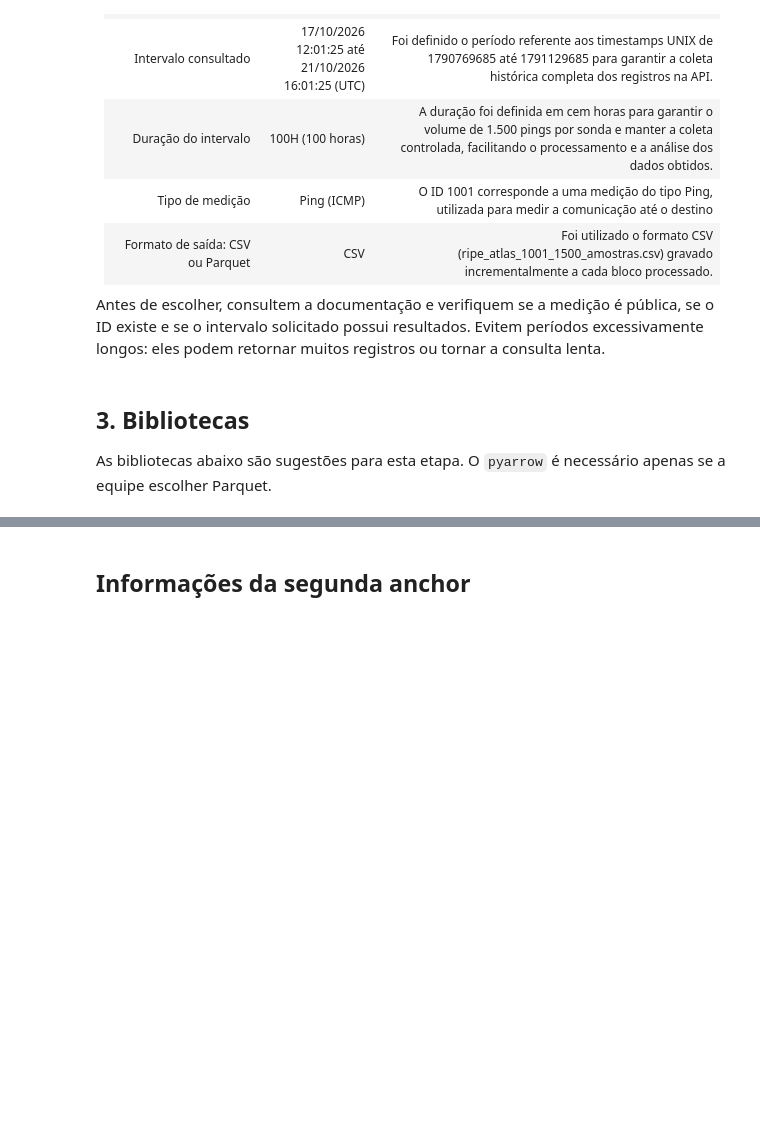
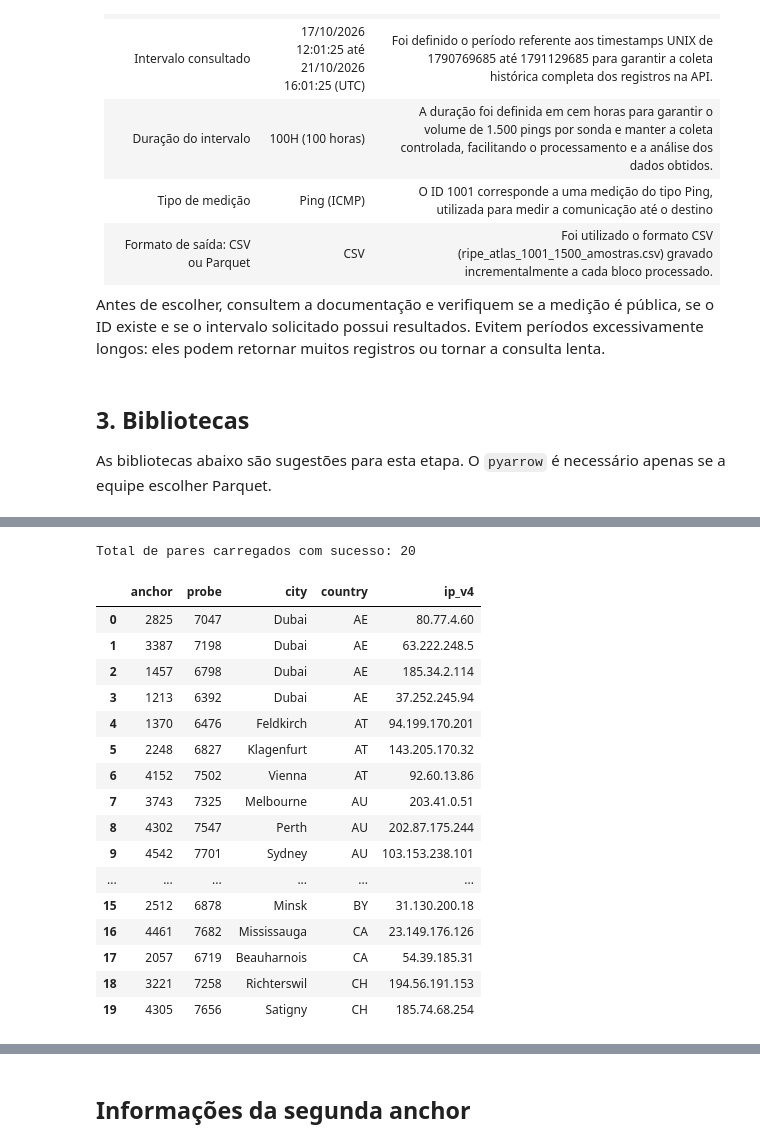
Before and after one commit to guilhermetrajanedasilva/Trabalho-Estruturas-de-Dados-II, a Jupyter notebook: 2_Coleta_de_dados.ipynb, the cells around one changed output, grey strips where cells are left out. Drawn from its saved outputs; the diff is of its cells as text; code cells hidden in the pictures; blank space fills up the shorter version.

```diff
--- a/2_Coleta_de_dados.ipynb
+++ b/2_Coleta_de_dados.ipynb
@@ -258,0 +230,78 @@ Quantidade total: 15
+# %%
+import requests
+import pandas as pd
+
+# Lista com todos os 20 pares definidos
+pares_selecionados = [
+    {"anchor": 2825, "probe": 7047},
+    {"anchor": 3387, "probe": 7198},
+    {"anchor": 1457, "probe": 6798},
+    {"anchor": 1213, "probe": 6392},
+    {"anchor": 1370, "probe": 6476},
+    {"anchor": 2248, "probe": 6827},
+    {"anchor": 4152, "probe": 7502},
+    {"anchor": 3743, "probe": 7325},
+    {"anchor": 4302, "probe": 7547},
+    {"anchor": 4542, "probe": 7701},
+    {"anchor": 4371, "probe": 7586},
+    {"anchor": 2334, "probe": 6891},
+    {"anchor": 4093, "probe": 7457},
+    {"anchor": 3679, "probe": 7307},
+    {"anchor": 4185, "probe": 7508},
+    {"anchor": 2512, "probe": 6878},
+    {"anchor": 4461, "probe": 7682},
+    {"anchor": 2057, "probe": 6719},
+    {"anchor": 3221, "probe": 7258},
+    {"anchor": 4305, "probe": 7656}
+]
+
+dados_completos = []
+
+# Consulta a API individualmente para cada anchor para garantir que traz todas as informações
+for par in pares_selecionados:
+    anchor_id = par["anchor"]
+    url_anchor = f"{BASE_URL}/anchors/{anchor_id}/"
+
+    response = requests.get(url_anchor)
+
+    if response.status_code == 200:
+        info = response.json()
+        dados_completos.append({
+            "anchor": anchor_id,
+            "probe": par["probe"],
+            "city": info.get("city"),
+            "country": info.get("country"),
+            "ip_v4": info.get("ip_v4")
+        })
+    else:
+        dados_completos.append({
+            "anchor": anchor_id,
+            "probe": par["probe"],
+            "city": None,
+            "country": None,
+            "ip_v4": None
+        })
+
+df_final_completo = pd.DataFrame(dados_completos)
+
+print(f"Total de pares carregados com sucesso: {len(df_final_completo)}")
+display(df_final_completo)
+# %% [output]
+Total de pares carregados com sucesso: 20
+|  | anchor | probe | city | country | ip_v4 |
+| 0 | 2825 | 7047 | Dubai | AE | 80.77.4.60 |
+| 1 | 3387 | 7198 | Dubai | AE | 63.222.248.5 |
+| 2 | 1457 | 6798 | Dubai | AE | 185.34.2.114 |
+| 3 | 1213 | 6392 | Dubai | AE | 37.252.245.94 |
+| 4 | 1370 | 6476 | Feldkirch | AT | 94.199.170.201 |
+| 5 | 2248 | 6827 | Klagenfurt | AT | 143.205.170.32 |
+| 6 | 4152 | 7502 | Vienna | AT | 92.60.13.86 |
+| 7 | 3743 | 7325 | Melbourne | AU | 203.41.0.51 |
+| 8 | 4302 | 7547 | Perth | AU | 202.87.175.244 |
+| 9 | 4542 | 7701 | Sydney | AU | 103.153.238.101 |
+| ... | ... | ... | ... | ... | ... |
+| 15 | 2512 | 6878 | Minsk | BY | 31.130.200.18 |
+| 16 | 4461 | 7682 | Mississauga | CA | 23.149.176.126 |
+| 17 | 2057 | 6719 | Beauharnois | CA | 54.39.185.31 |
+| 18 | 3221 | 7258 | Richterswil | CH | 194.56.191.153 |
+| 19 | 4305 | 7656 | Satigny | CH | 185.74.68.254 |
```
Also changed, not shown: parts of 26 cells of this notebook.
